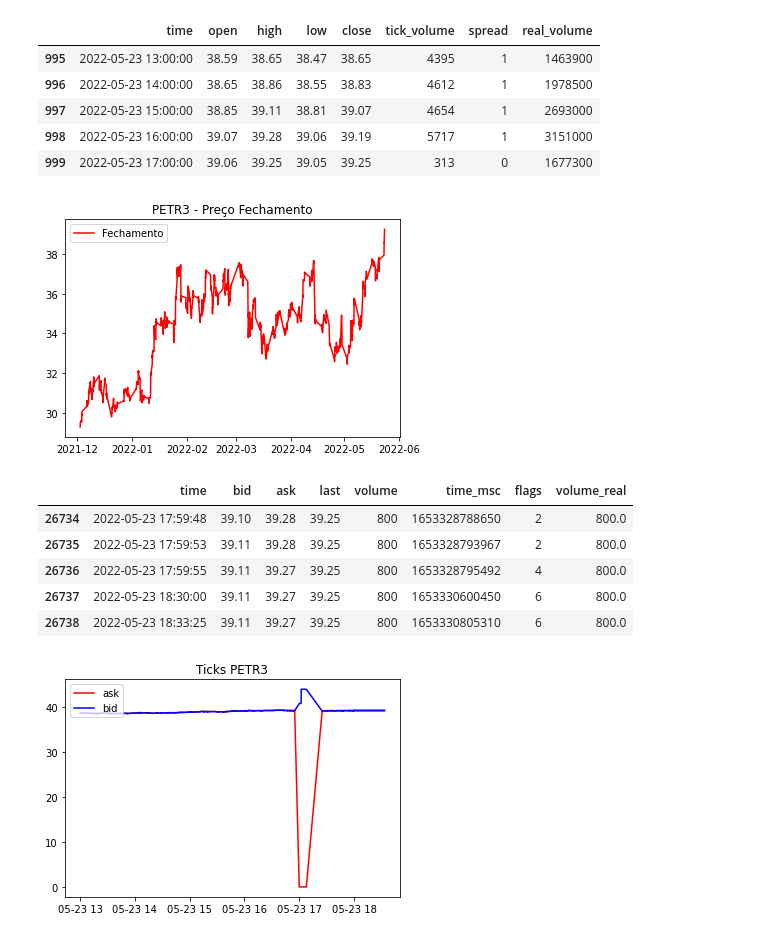
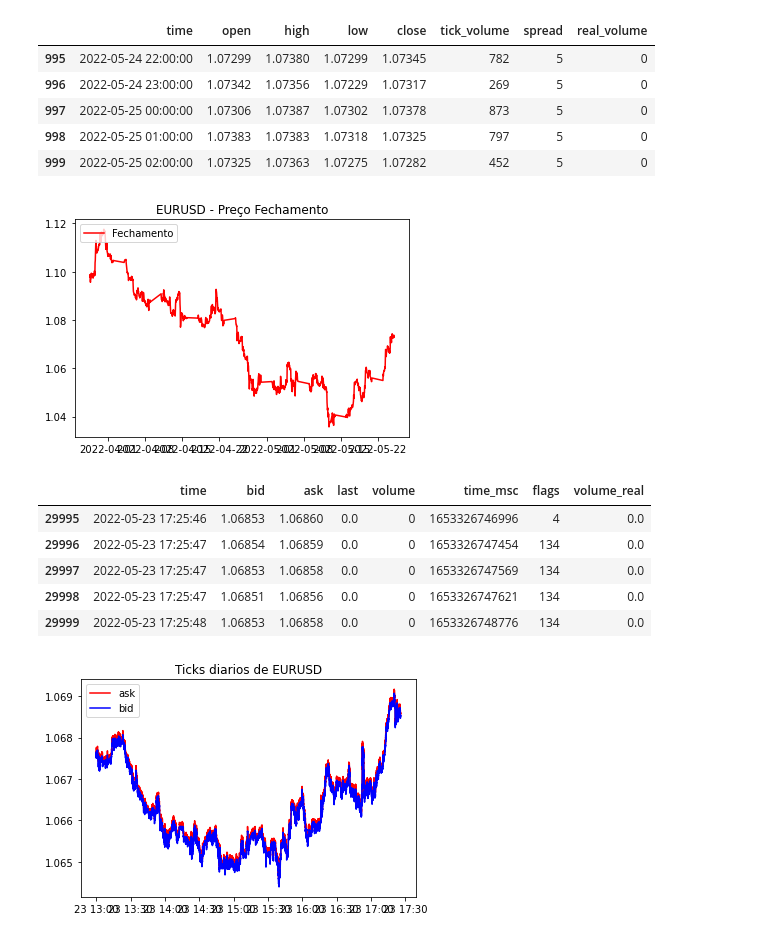
Before and after one commit to Jodavid/MetaTraderPython, a Jupyter notebook: Notebooks/1-NotebookGraficoAtivo-PETR3.ipynb, the cells around one changed output. Drawn from its saved outputs; the diff is of its cells as text; code cells hidden in the pictures.

```diff
--- a/Notebooks/1-NotebookGraficoAtivo-PETR3.ipynb
+++ b/Notebooks/1-NotebookGraficoAtivo-PETR3.ipynb
@@ -27,6 +27,6 @@ TerminalInfo(community_account=False, community_connection=False, connected=True
 # %%
 # Simbolo selecionado para grafico
-simbolo = "PETR3"
+simbolo = "EURUSD" #"PETR3"
 # %%
 # Obtendo as informacoes do ativo de tamanho 1000, considerando a data de hoje e o Timframe de H1 = 1 hora;
 ValoresAtivo = mt5.copy_rates_from_pos(simbolo, mt5.TIMEFRAME_H1, 0, 1000)
@@ -37,11 +55,11 @@ ValoresAtivo_PD['time'] = pd.to_datetime(ValoresAtivo_PD['time'], unit='s')
 ValoresAtivo_PD.tail()
 # %% [output]
 |  | time | open | high | low | close | tick_volume | spread | real_volume |
-| 995 | 2022-05-23 13:00:00 | 38.59 | 38.65 | 38.47 | 38.65 | 4395 | 1 | 1463900 |
-| 996 | 2022-05-23 14:00:00 | 38.65 | 38.86 | 38.55 | 38.83 | 4612 | 1 | 1978500 |
-| 997 | 2022-05-23 15:00:00 | 38.85 | 39.11 | 38.81 | 39.07 | 4654 | 1 | 2693000 |
-| 998 | 2022-05-23 16:00:00 | 39.07 | 39.28 | 39.06 | 39.19 | 5717 | 1 | 3151000 |
-| 999 | 2022-05-23 17:00:00 | 39.06 | 39.25 | 39.05 | 39.25 | 313 | 0 | 1677300 |
+| 995 | 2022-05-24 22:00:00 | 1.07299 | 1.07380 | 1.07299 | 1.07345 | 782 | 5 | 0 |
+| 996 | 2022-05-24 23:00:00 | 1.07342 | 1.07356 | 1.07229 | 1.07317 | 269 | 5 | 0 |
+| 997 | 2022-05-25 00:00:00 | 1.07306 | 1.07387 | 1.07302 | 1.07378 | 873 | 5 | 0 |
+| 998 | 2022-05-25 01:00:00 | 1.07383 | 1.07383 | 1.07318 | 1.07325 | 797 | 5 | 0 |
+| 999 | 2022-05-25 02:00:00 | 1.07325 | 1.07363 | 1.07275 | 1.07282 | 452 | 5 | 0 |
 # %%
 # Gerando o gráfico
 plt.plot(ValoresAtivo_PD['time'], ValoresAtivo_PD['close'], 'r-', label='Fechamento')
@@ -50,10 +68,10 @@ plt.plot(ValoresAtivo_PD['time'], ValoresAtivo_PD['close'], 'r-', label='Fechame
 plt.legend(loc='upper left')
 
 # adicionamos cabeçalho
-plt.title('PETR3 - Preço Fechamento')
+plt.title(simbolo + ' - Preço Fechamento')
 
 # mostramos o gráfico
 plt.show()
 # %% [output]
-[figure, old version]
+[figure, new version]
 # %%
@@ -68,23 +86,23 @@ ValoresAtivosTicks_PD['time']=pd.to_datetime(ValoresAtivosTicks_PD['time'], unit
 ValoresAtivosTicks_PD.tail()
 # %% [output]
 |  | time | bid | ask | last | volume | time_msc | flags | volume_real |
-| 26734 | 2022-05-23 17:59:48 | 39.10 | 39.28 | 39.25 | 800 | 1653328788650 | 2 | 800.0 |
-| 26735 | 2022-05-23 17:59:53 | 39.11 | 39.28 | 39.25 | 800 | 1653328793967 | 2 | 800.0 |
-| 26736 | 2022-05-23 17:59:55 | 39.11 | 39.27 | 39.25 | 800 | 1653328795492 | 4 | 800.0 |
-| 26737 | 2022-05-23 18:30:00 | 39.11 | 39.27 | 39.25 | 800 | 1653330600450 | 6 | 800.0 |
-| 26738 | 2022-05-23 18:33:25 | 39.11 | 39.27 | 39.25 | 800 | 1653330805310 | 6 | 800.0 |
+| 29995 | 2022-05-23 17:25:46 | 1.06853 | 1.06860 | 0.0 | 0 | 1653326746996 | 4 | 0.0 |
+| 29996 | 2022-05-23 17:25:47 | 1.06854 | 1.06859 | 0.0 | 0 | 1653326747454 | 134 | 0.0 |
+| 29997 | 2022-05-23 17:25:47 | 1.06853 | 1.06858 | 0.0 | 0 | 1653326747569 | 134 | 0.0 |
+| 29998 | 2022-05-23 17:25:47 | 1.06851 | 1.06856 | 0.0 | 0 | 1653326747621 | 134 | 0.0 |
+| 29999 | 2022-05-23 17:25:48 | 1.06853 | 1.06858 | 0.0 | 0 | 1653326748776 | 134 | 0.0 |
 # %%
 # Gerando o gráfico
 plt.plot(ValoresAtivosTicks_PD['time'], ValoresAtivosTicks_PD['ask'], 'r-', label='ask')
 plt.plot(ValoresAtivosTicks_PD['time'], ValoresAtivosTicks_PD['bid'], 'b-', label='bid')
 
 # exibimos rótulos
 plt.legend(loc='upper left')
 
 # adicionamos cabeçalho
-plt.title('Ticks PETR3')
+plt.title('Ticks diarios de ' + simbolo)
 
 # mostramos o gráfico
 plt.show()
 # %% [output]
-[figure, old version]
+[figure, new version]
```
Also changed, not shown: parts of 6 cells of this notebook, 8 other files.
